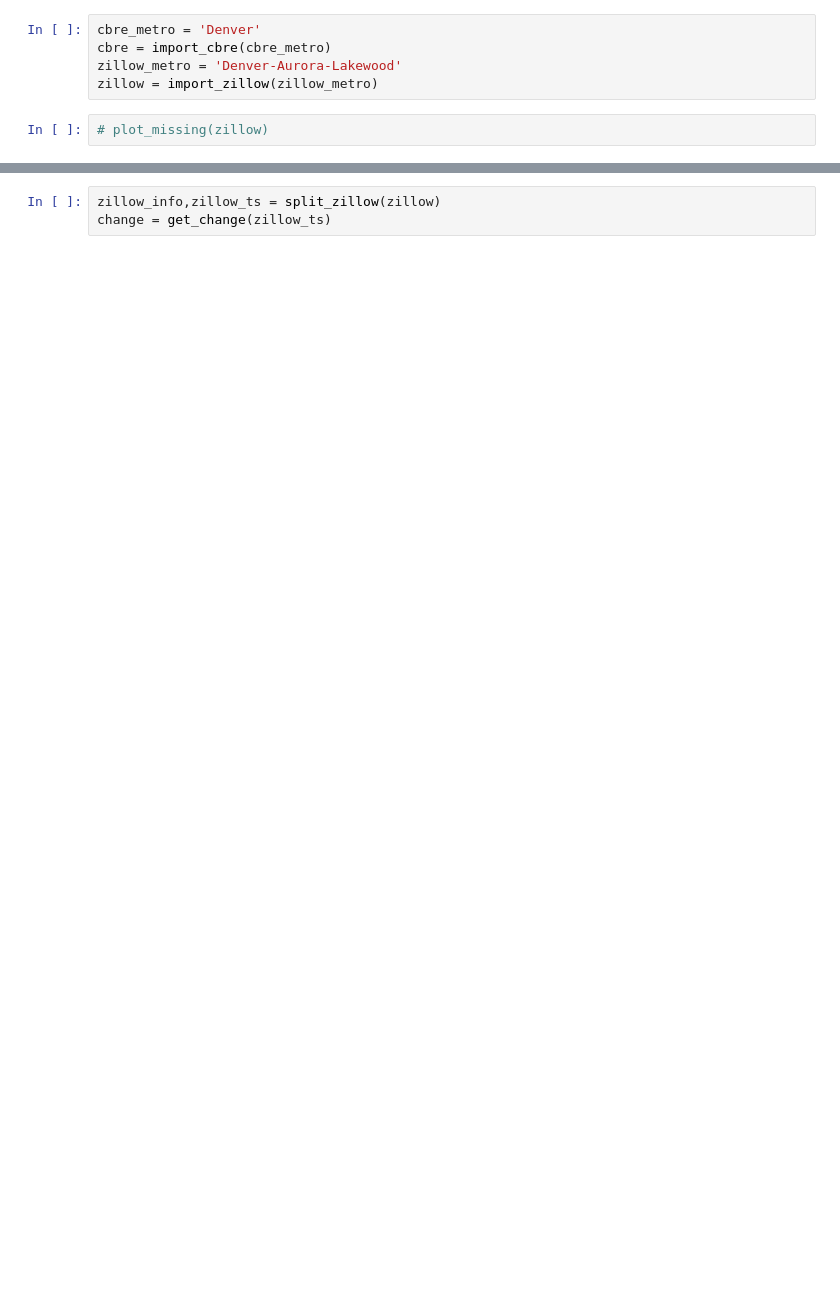
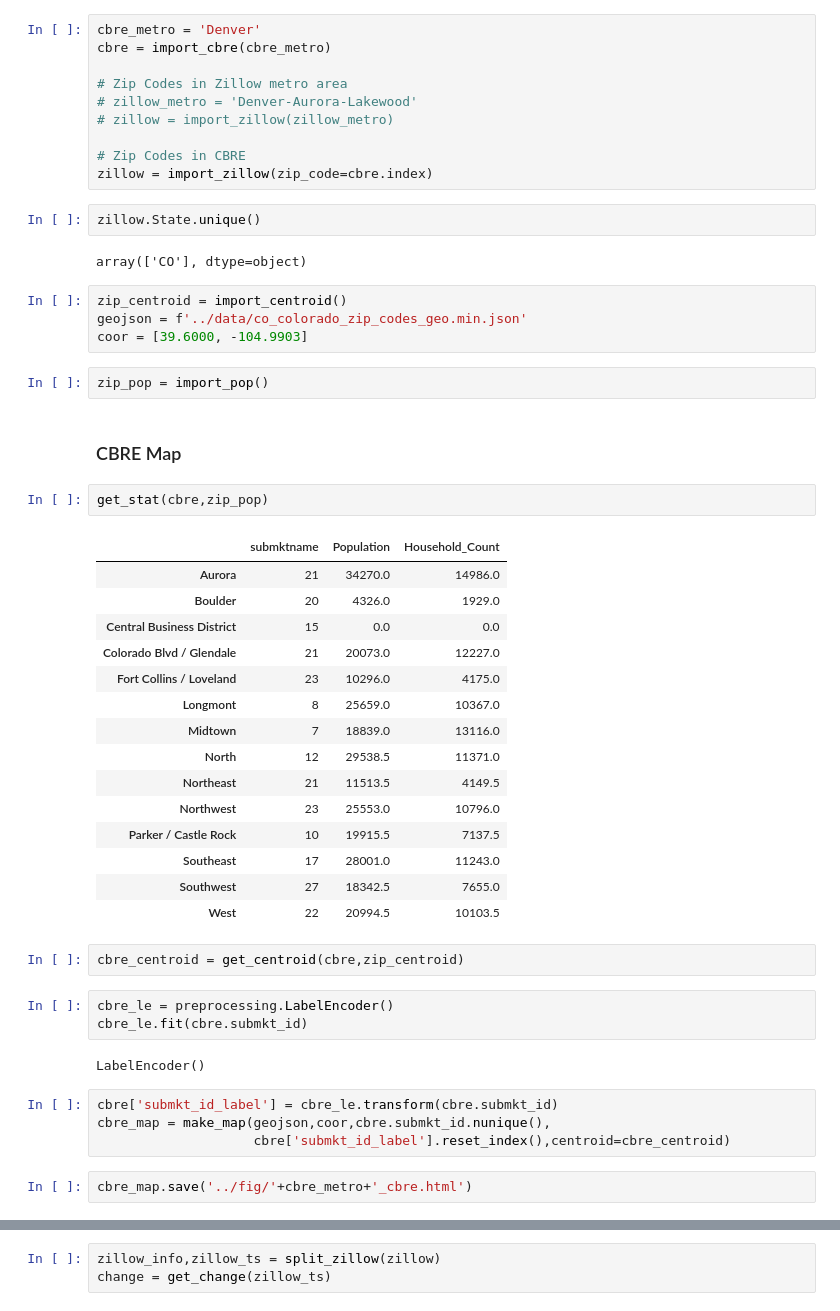
Before and after one commit to astrotyan/neighborhood, a Jupyter notebook: analysis/denver.ipynb, the cells around one changed output, grey strips where cells are left out. Drawn from its saved outputs; the diff is of its cells as text; blank space fills up the shorter version.

```diff
--- a/analysis/denver.ipynb
+++ b/analysis/denver.ipynb
@@ -17,7 +16,53 @@ The autoreload extension is already loaded. To reload it, use:
 # %%
 cbre_metro = 'Denver'
 cbre = import_cbre(cbre_metro)
-zillow_metro = 'Denver-Aurora-Lakewood'
-zillow = import_zillow(zillow_metro)
+
+# Zip Codes in Zillow metro area
+# zillow_metro = 'Denver-Aurora-Lakewood'
+# zillow = import_zillow(zillow_metro)
+
+# Zip Codes in CBRE
+zillow = import_zillow(zip_code=cbre.index)
-# %%
-# plot_missing(zillow)
+# %%
+zillow.State.unique()
+# %% [output]
+array(['CO'], dtype=object)
+# %%
+zip_centroid = import_centroid()
+geojson = f'../data/co_colorado_zip_codes_geo.min.json'
+coor = [39.6000, -104.9903]
+# %%
+zip_pop = import_pop()
+# %% [markdown]
+### CBRE Map
+# %%
+get_stat(cbre,zip_pop)
+# %% [output]
+|  | submktname | Population | Household_Count |
+| Aurora | 21 | 34270.0 | 14986.0 |
+| Boulder | 20 | 4326.0 | 1929.0 |
+| Central Business District | 15 | 0.0 | 0.0 |
+| Colorado Blvd / Glendale | 21 | 20073.0 | 12227.0 |
+| Fort Collins / Loveland | 23 | 10296.0 | 4175.0 |
+| Longmont | 8 | 25659.0 | 10367.0 |
+| Midtown | 7 | 18839.0 | 13116.0 |
+| North | 12 | 29538.5 | 11371.0 |
+| Northeast | 21 | 11513.5 | 4149.5 |
+| Northwest | 23 | 25553.0 | 10796.0 |
+| Parker / Castle Rock | 10 | 19915.5 | 7137.5 |
+| Southeast | 17 | 28001.0 | 11243.0 |
+| Southwest | 27 | 18342.5 | 7655.0 |
+| West | 22 | 20994.5 | 10103.5 |
+# %%
+cbre_centroid = get_centroid(cbre,zip_centroid)
+# %%
+cbre_le = preprocessing.LabelEncoder()
+cbre_le.fit(cbre.submkt_id)
+# %% [output]
+LabelEncoder()
+# %%
+cbre['submkt_id_label'] = cbre_le.transform(cbre.submkt_id)
+cbre_map = make_map(geojson,coor,cbre.submkt_id.nunique(),
+                    cbre['submkt_id_label'].reset_index(),centroid=cbre_centroid)
+# %%
+cbre_map.save('../fig/'+cbre_metro+'_cbre.html')
```
Also changed, not shown: parts of 28 cells of this notebook, 6 other files.
